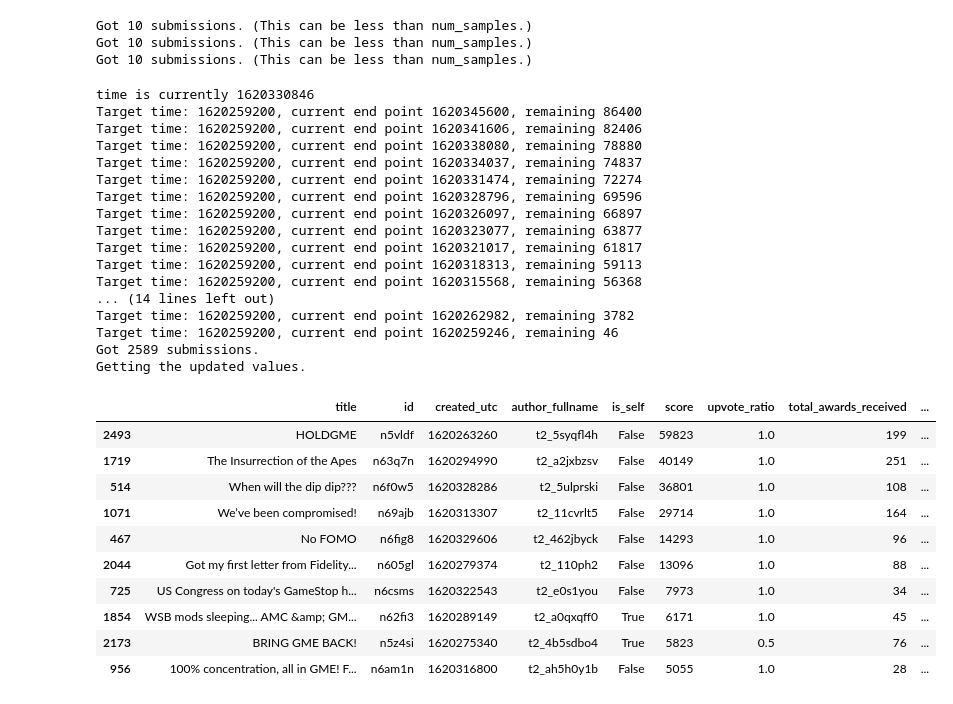
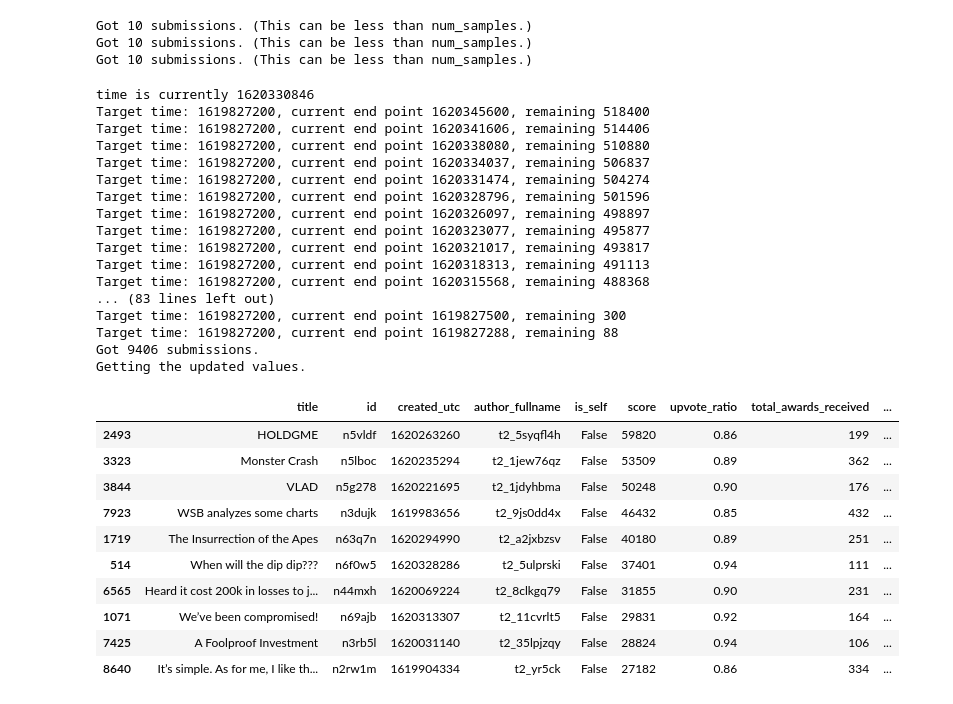
Before and after one commit to ElleNajt/ErdosInstitute-SIG_Project, a Jupyter notebook: RedditData.ipynb, the cells around one changed output. Drawn from its saved outputs; the diff is of its cells as text; code cells hidden in the pictures.

Commit message:
fixed scraping code to have correct scores

```diff
--- a/RedditData.ipynb
+++ b/RedditData.ipynb
@@ -150,7 +152,7 @@ def get_all_submissions(start_time, end_time):
     return df
 
 
-start = dt.datetime(2021, 5, 6)
+start = dt.datetime(2021, 5, 1)
 start_time = int(start.replace(tzinfo=dt.timezone.utc).timestamp())
 
 end = dt.datetime(2021, 5, 7) #dt.datetime.now()
@@ -165,45 +167,47 @@ print("Getting the updated values.")
 
 scores = []
 total_awards_received = []
+ratios = []
 
 # Based on this: https://www.reddit.com/r/redditdev/comments/aoe4pk/praw_getting_multiple_submissions_using_by_id/
 ids2 = [i if i.startswith('t3_') else f't3_{i}' for i in list(df.id)]
 for submission in reddit.info(ids2): # Makes a single call to the PRAW API, much faster than doing them one by one.
     scores.append(submission.score)
     total_awards_received.append(extract_num_rewards(submission.all_awardings))
+    ratios.append( submission.upvote_ratio)
 
-df['score'], df['total_awards_received'] = scores, total_awards_received
-
-wsb_cleaned = df[['title', 'id', 'created_utc', 'author_fullname', 'is_self', 'score', 'upvote_ratio', 'total_awards_received', 'selftext']]
+df['score'], df['total_awards_received'], df['upvote_ratio'] = scores, total_awards_received, ratios
 # %% [output]
 time is currently 1620330846
-Target time: 1620259200, current end point 1620345600, remaining 86400
-Target time: 1620259200, current end point 1620341606, remaining 82406
-Target time: 1620259200, current end point 1620338080, remaining 78880
-Target time: 1620259200, current end point 1620334037, remaining 74837
-Target time: 1620259200, current end point 1620331474, remaining 72274
-Target time: 1620259200, current end point 1620328796, remaining 69596
-Target time: 1620259200, current end point 1620326097, remaining 66897
-Target time: 1620259200, current end point 1620323077, remaining 63877
-Target time: 1620259200, current end point 1620321017, remaining 61817
-Target time: 1620259200, current end point 1620318313, remaining 59113
-Target time: 1620259200, current end point 1620315568, remaining 56368
-... (14 lines left out)
-Target time: 1620259200, current end point 1620262982, remaining 3782
-Target time: 1620259200, current end point 1620259246, remaining 46
-Got 2589 submissions.
+Target time: 1619827200, current end point 1620345600, remaining 518400
+Target time: 1619827200, current end point 1620341606, remaining 514406
+Target time: 1619827200, current end point 1620338080, remaining 510880
+Target time: 1619827200, current end point 1620334037, remaining 506837
+Target time: 1619827200, current end point 1620331474, remaining 504274
+Target time: 1619827200, current end point 1620328796, remaining 501596
+Target time: 1619827200, current end point 1620326097, remaining 498897
+Target time: 1619827200, current end point 1620323077, remaining 495877
+Target time: 1619827200, current end point 1620321017, remaining 493817
+Target time: 1619827200, current end point 1620318313, remaining 491113
+Target time: 1619827200, current end point 1620315568, remaining 488368
+... (83 lines left out)
+Target time: 1619827200, current end point 1619827500, remaining 300
+Target time: 1619827200, current end point 1619827288, remaining 88
+Got 9406 submissions.
 Getting the updated values.
 # %%
+
+wsb_cleaned = df[['title', 'id', 'created_utc', 'author_fullname', 'is_self', 'score', 'upvote_ratio', 'total_awards_received', 'selftext', 'url']]
 wsb_cleaned.sort_values(by = "score", ascending = False).head(10)
 # %% [output]
 |  | title | id | created_utc | author_fullname | is_self | score | upvote_ratio | total_awards_received | ... |
-| 2493 | HOLDGME | n5vldf | 1620263260 | t2_5syqfl4h | False | 59823 | 1.0 | 199 | ... |
-| 1719 | The Insurrection of the Apes | n63q7n | 1620294990 | t2_a2jxbzsv | False | 40149 | 1.0 | 251 | ... |
-| 514 | When will the dip dip??? | n6f0w5 | 1620328286 | t2_5ulprski | False | 36801 | 1.0 | 108 | ... |
-| 1071 | We’ve been compromised! | n69ajb | 1620313307 | t2_11cvrlt5 | False | 29714 | 1.0 | 164 | ... |
-| 467 | No FOMO | n6fig8 | 1620329606 | t2_462jbyck | False | 14293 | 1.0 | 96 | ... |
-| 2044 | Got my first letter from Fidelity... | n605gl | 1620279374 | t2_110ph2 | False | 13096 | 1.0 | 88 | ... |
-| 725 | US Congress on today's GameStop h... | n6csms | 1620322543 | t2_e0s1you | False | 7973 | 1.0 | 34 | ... |
-| 1854 | WSB mods sleeping... AMC &amp; GM... | n62fi3 | 1620289149 | t2_a0qxqff0 | True | 6171 | 1.0 | 45 | ... |
-| 2173 | BRING GME BACK! | n5z4si | 1620275340 | t2_4b5sdbo4 | True | 5823 | 0.5 | 76 | ... |
-| 956 | 100% concentration, all in GME! F... | n6am1n | 1620316800 | t2_ah5h0y1b | False | 5055 | 1.0 | 28 | ... |
+| 2493 | HOLDGME | n5vldf | 1620263260 | t2_5syqfl4h | False | 59820 | 0.86 | 199 | ... |
+| 3323 | Monster Crash | n5lboc | 1620235294 | t2_1jew76qz | False | 53509 | 0.89 | 362 | ... |
+| 3844 | VLAD | n5g278 | 1620221695 | t2_1jdyhbma | False | 50248 | 0.90 | 176 | ... |
+| 7923 | WSB analyzes some charts | n3dujk | 1619983656 | t2_9js0dd4x | False | 46432 | 0.85 | 432 | ... |
+| 1719 | The Insurrection of the Apes | n63q7n | 1620294990 | t2_a2jxbzsv | False | 40180 | 0.89 | 251 | ... |
+| 514 | When will the dip dip??? | n6f0w5 | 1620328286 | t2_5ulprski | False | 37401 | 0.94 | 111 | ... |
+| 6565 | Heard it cost 200k in losses to j... | n44mxh | 1620069224 | t2_8clkgq79 | False | 31855 | 0.90 | 231 | ... |
+| 1071 | We’ve been compromised! | n69ajb | 1620313307 | t2_11cvrlt5 | False | 29831 | 0.92 | 164 | ... |
+| 7425 | A Foolproof Investment | n3rb5l | 1620031140 | t2_35lpjzqy | False | 28824 | 0.94 | 106 | ... |
+| 8640 | It’s simple. As for me, I like th... | n2rw1m | 1619904334 | t2_yr5ck | False | 27182 | 0.86 | 334 | ... |
```
Also changed, not shown: parts of 6 cells of this notebook.
